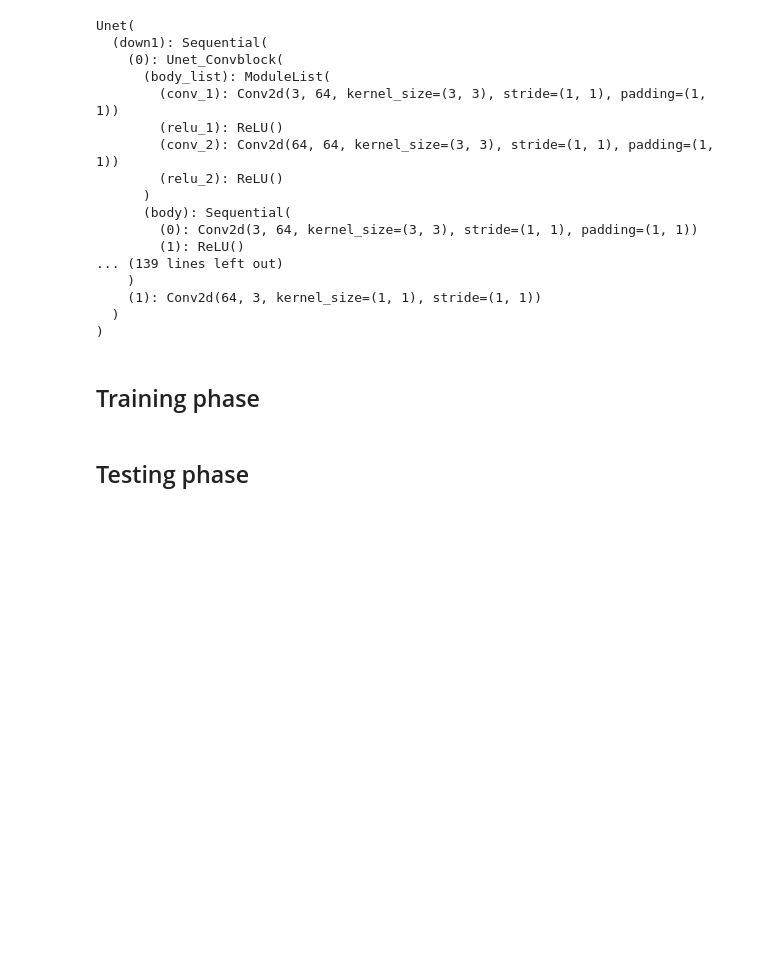
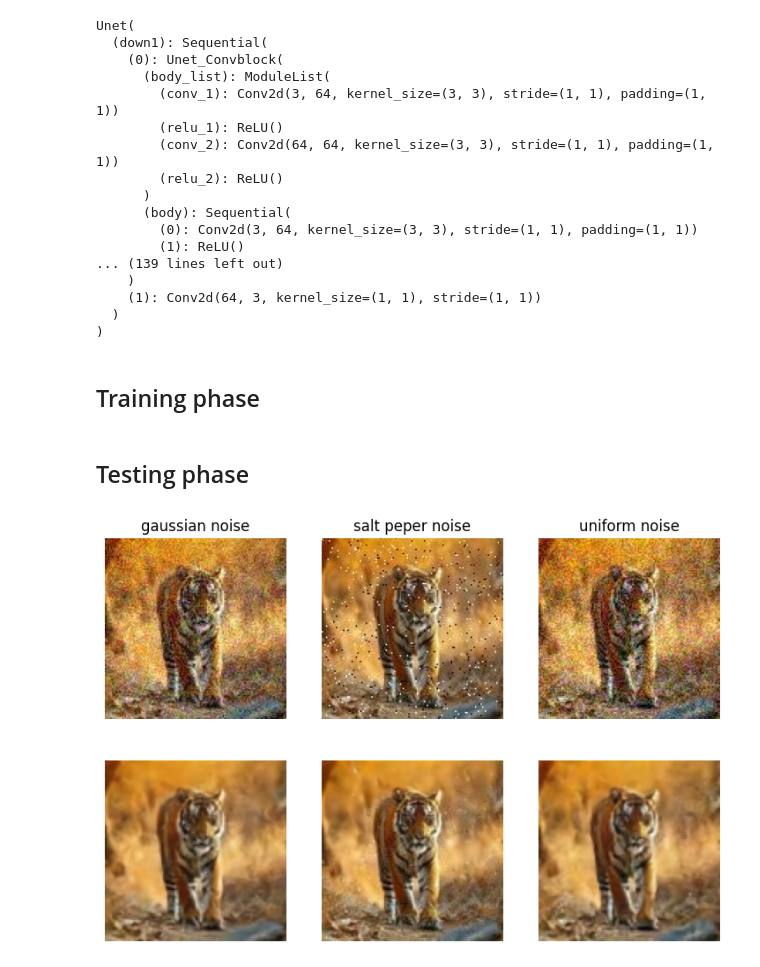
Before and after one commit to bardiya2254kariminia/Deep-Learning-for-Image-Denoising-A-Neural-Restoration-Framework, a Jupyter notebook: inference/main.ipynb, the cells around one changed output. Cells and saved outputs as stored; diff of their text form; code cells hidden in the pictures; blank space fills up the shorter version.

```diff
--- a/inference/main.ipynb
+++ b/inference/main.ipynb
@@ -60,3 +60,37 @@ output_image_uniform = network.test_single(image_path_uniform)
 output_image_gaussian.save("out_gaussian.png")
 output_image_salt_peper.save("out_salt_peper.png")
 output_image_uniform.save("out_uniform.png")
+# %%
+import numpy as np
+from PIL import Image
+import matplotlib.pyplot as plt
+import cv2  # Optional for image loading
+import numpy as np
+
+inp_1 = Image.open("/home/bardiya/projects/ai-side-projects/Deep-Learning-for-Image-Denoising-A-Neural-Restoration-Framework/pictures/input_gaussian.jpg")
+inp_2 = Image.open("/home/bardiya/projects/ai-side-projects/Deep-Learning-for-Image-Denoising-A-Neural-Restoration-Framework/pictures/input_salt_peper.jpg")
+inp_3 = Image.open("/home/bardiya/projects/ai-side-projects/Deep-Learning-for-Image-Denoising-A-Neural-Restoration-Framework/pictures/input_uniform.jpg")
+out_1 = Image.open("/home/bardiya/projects/ai-side-projects/Deep-Learning-for-Image-Denoising-A-Neural-Restoration-Framework/pictures/out_gaussian.png")
+out_2 = Image.open("/home/bardiya/projects/ai-side-projects/Deep-Learning-for-Image-Denoising-A-Neural-Restoration-Framework/pictures/out_salt_peper.png")
+out_3 = Image.open("/home/bardiya/projects/ai-side-projects/Deep-Learning-for-Image-Denoising-A-Neural-Restoration-Framework/pictures/out_uniform.png")
+
+images = [inp_1, inp_2, inp_3,
+               out_1, out_2, out_3]
+
+
+titles = ["gaussian noise", "salt peper noise", "uniform noise",
+          "", "", ""]
+
+
+plt.figure(figsize=(9, 6))
+
+for i, img in enumerate(images):
+    plt.subplot(2, 3, i + 1)
+    plt.imshow(img)
+    plt.title(titles[i])
+    plt.axis("off")
+
+plt.savefig("/home/bardiya/projects/ai-side-projects/Deep-Learning-for-Image-Denoising-A-Neural-Restoration-Framework/pictures/ouputs.png")
+plt.show()
+# %% [output]
+[figure, added]
```
Also changed, not shown: 2 other files.
